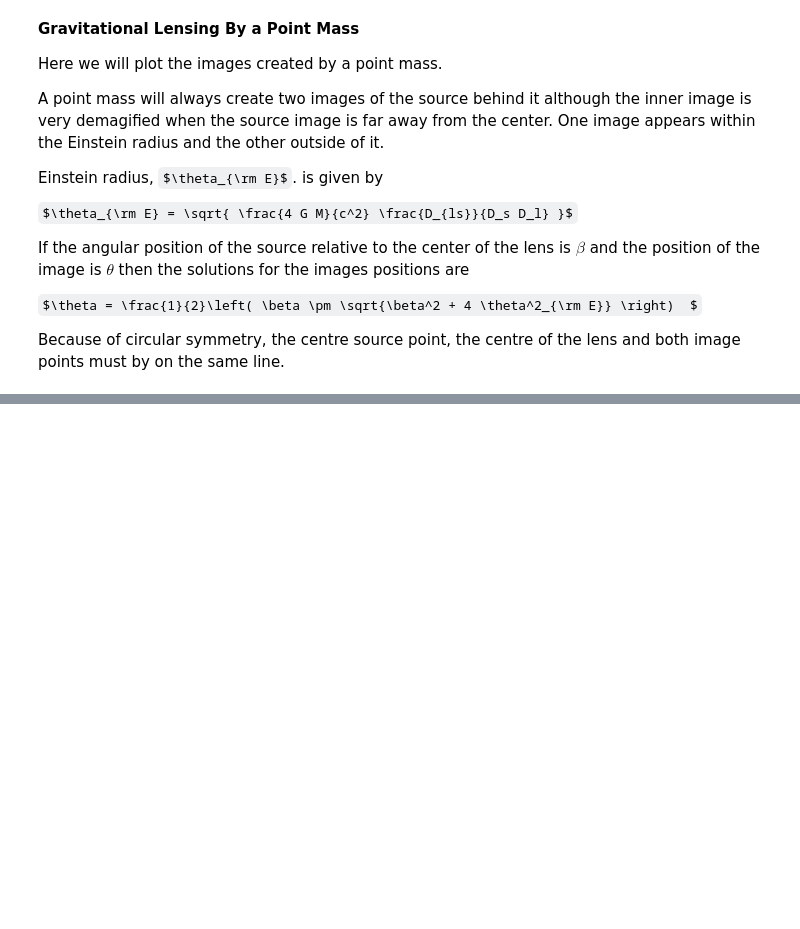
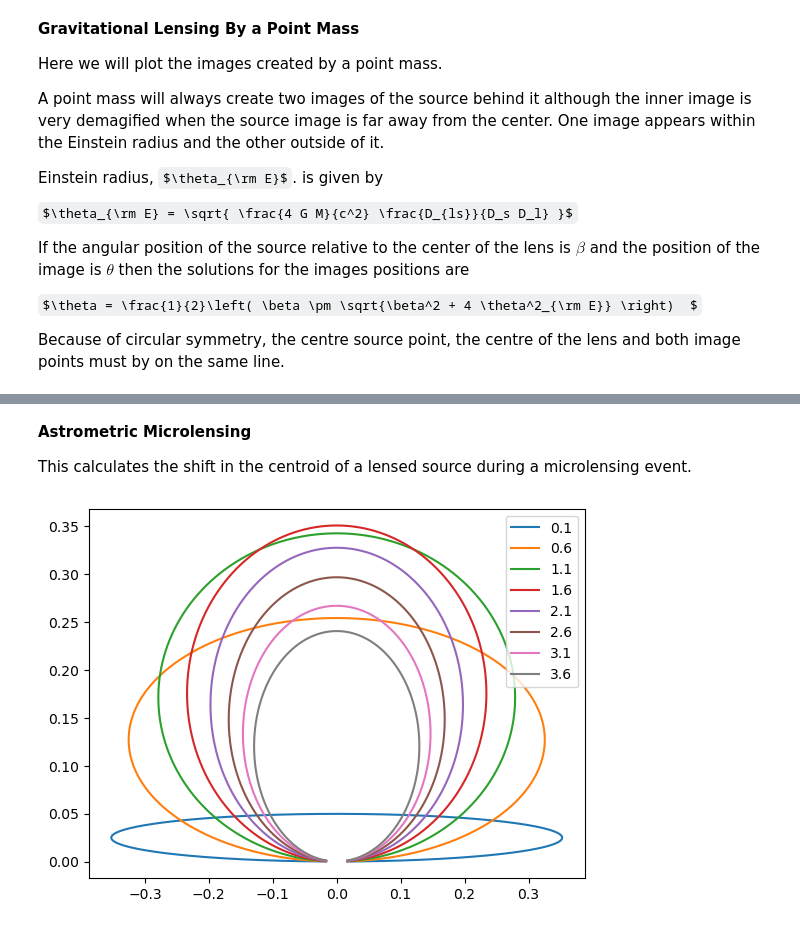
Before and after one commit to rbmetcalf/LensingCourse, a Jupyter notebook: point_mass_lensing.ipynb, the cells around one changed output, grey strips where cells are left out. Cells and saved outputs as stored; diff of their text form; code cells hidden in the pictures; some formulas as TeX source; blank space fills up the shorter version.

```diff
--- a/point_mass_lensing.ipynb
+++ b/point_mass_lensing.ipynb
@@ -151,0 +160,24 @@ plt.show()
+# %% [markdown]
+**Astrometric Microlensing**
+
+This calculates the shift in the centroid of a lensed source during a microlensing event.
+# %%
+import numpy as np
+
+def xpar(t) :
+    return t/(t**2 + yo**2 +2)
+
+def xperp(t) :
+    return yo/(t**2 + yo**2 +2)
+
+t = np.arange(-60,60,0.001)
+
+for yo in [0.1,0.6,1.1,1.6,2.1,2.6,3.1,3.6] :
+    x =xpar(t)
+    y= xperp(t)
+    plt.plot(x,y,label=yo)
+
+plt.legend()
+plt.show()
+# %% [output]
+[figure, added]
```
Also changed, not shown: parts of 4 cells of this notebook, 4 other files.
